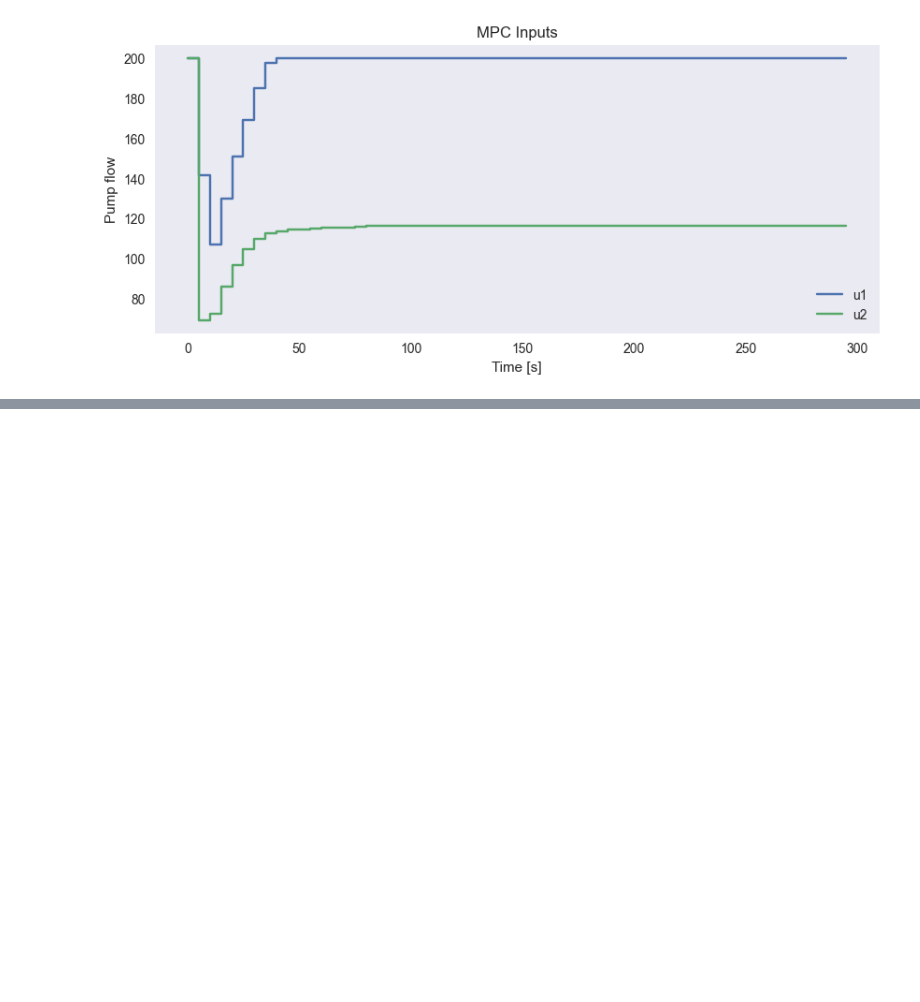
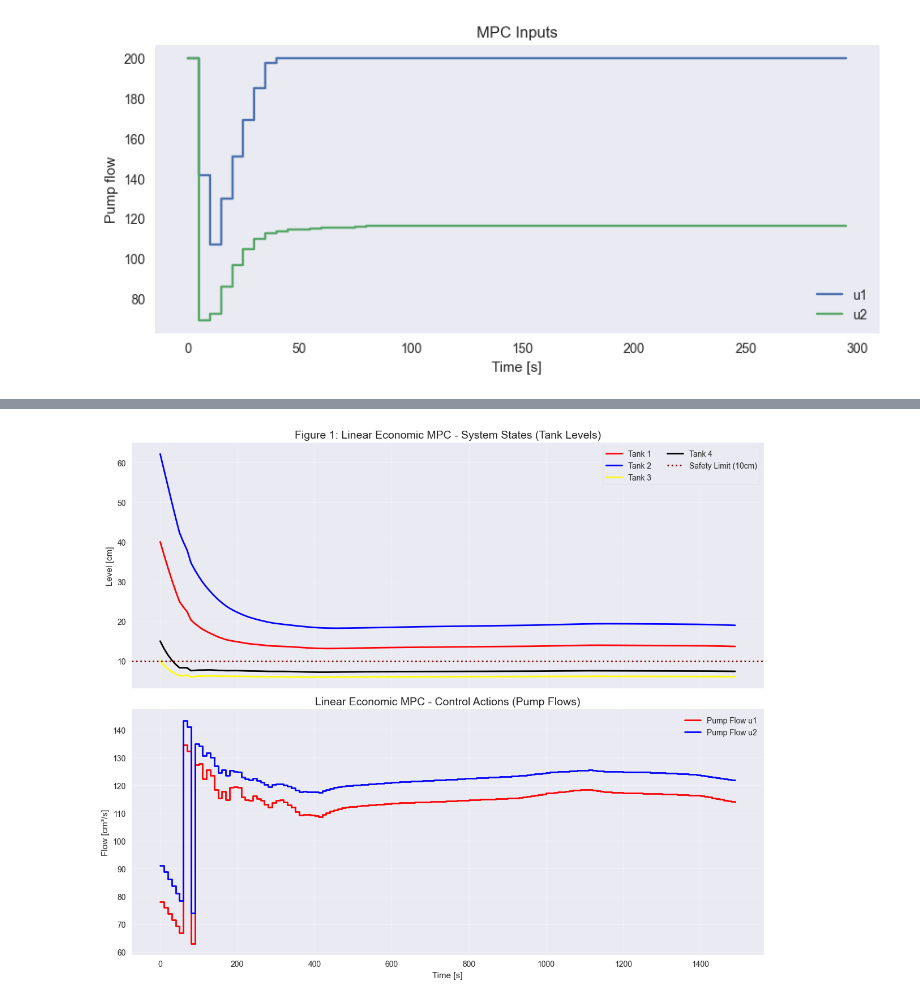
Before and after one commit to Comicboy/DTU_MPC, a Jupyter notebook: Modified_FourTank.ipynb, the cells around one changed output, grey strips where cells are left out. Saved outputs shown, nothing was run; the diff lists cells and outputs as text; code cells hidden in the pictures; blank space fills up the shorter version.

```diff
--- a/Modified_FourTank.ipynb
+++ b/Modified_FourTank.ipynb
@@ -803,0 +810,15 @@ Polishing not needed - no active set detected at optimal point
+# %%
+## 13.1 Economic MPC Setup: Price Profile and Constants
+# We define a time-varying sinusoidal electricity price profile to simulate peak hours.
+
+dt_sim = 10
+N_horizon = 30
+total_steps = 150
+sim_time = np.arange(0, total_steps * dt_sim, dt_sim)
+
+# Price Profile: Sinusoidal (High cost in the middle of the day)
+prices_all = 1.0 + 0.8 * np.sin(2 * np.pi * sim_time / (total_steps * dt_sim))
+
+h_min_threshold = 10.0 # cm
+m_min_constraint = [rho * A1 * h_min_threshold, rho * A2 * h_min_threshold]
+u_min, u_max = 0.0, 500.0
@@ -803,0 +971,72 @@ Polishing not needed - no active set detected at optimal point
+# %%
+
+# Data Preparation and Unit Conversion
+A_tanks = p[4:8]
+h_lin = np.array(history_m_lin) / (rho * A_tanks)
+h_non = np.array(history_m_non) / (rho * A_tanks)
+u_lin = np.array(history_u_lin)
+u_non = np.array(history_u_non)
+
+# Tank 1: Red, Tank 2: Blue, Tank 3: Yellow, Tank 4: Black
+tank_colors = ['red', 'blue', 'yellow', 'black']
+pump_colors = ['red', 'blue'] # Matching u1 to T1 and u2 to T2 for logic consistency
+
+# Figure 1: LEMPC
+fig1, (ax1, ax2) = plt.subplots(2, 1, figsize=(12, 10), sharex=True)
+
+# States (Levels)
+for i in range(4):
+    ax1.plot(sim_time, h_lin[:, i], color=tank_colors[i], lw=2, label=f'Tank {i+1}')
+ax1.axhline(h_min_threshold, color='darkred', linestyle=':', lw=2, label='Safety Limit (10cm)')
+ax1.set_ylabel('Level [cm]')
+ax1.set_title('Figure 1: Linear Economic MPC - System States (Tank Levels)', fontsize=14)
+ax1.legend(loc='upper right', ncol=2, frameon=True)
+ax1.grid(True, alpha=0.3)
+
+# Controls (Pumps)
+for i in range(2):
+    ax2.step(sim_time, u_lin[:, i], color=pump_colors[i], where='post', lw=2, label=f'Pump Flow u{i+1}')
+ax2.set_ylabel('Flow [cm³/s]')
+ax2.set_xlabel('Time [s]')
+ax2.set_title('Linear Economic MPC - Control Actions (Pump Flows)', fontsize=14)
+ax2.legend(loc='upper right')
+ax2.grid(True, alpha=0.3)
+
+plt.tight_layout()
+plt.show()
+
+# Figure 2: NEMPC
+fig2, (ax3, ax4) = plt.subplots(2, 1, figsize=(12, 10), sharex=True)
+
+# States (Levels)
+for i in range(4):
+    ax3.plot(sim_time, h_non[:, i], color=tank_colors[i], lw=2, label=f'Tank {i+1}')
+ax3.axhline(h_min_threshold, color='darkred', linestyle=':', lw=2, label='Safety Limit (10cm)')
+ax3.set_ylabel('Level [cm]')
+ax3.set_title('Figure 2: Nonlinear Economic MPC - System States (Tank Levels)', fontsize=14)
+ax3.legend(loc='upper right', ncol=2, frameon=True)
+ax3.grid(True, alpha=0.3)
+
+# Controls (Pumps)
+for i in range(2):
+    ax4.step(sim_time, u_non[:, i], color=pump_colors[i], where='post', lw=2, label=f'Pump Flow u{i+1}')
+ax4.set_ylabel('Flow [cm³/s]')
+ax4.set_xlabel('Time [s]')
+ax4.set_title('Nonlinear Economic MPC - Control Actions (Pump Flows)', fontsize=14)
+ax4.legend(loc='upper right')
+ax4.grid(True, alpha=0.3)
+
+plt.tight_layout()
+plt.show()
+
+# Figure 3: Underlying economic assumption
+plt.figure(figsize=(12, 4))
+plt.plot(sim_time, prices_all, color='darkorange', lw=3, label='Electricity Price $c_k$')
+plt.ylabel('Unit Cost [$/unit]')
+plt.xlabel('Time [s]')
+plt.title('Figure 3: Time-Varying Pumping Cost (Economic Objective Driver)', fontsize=14)
+plt.legend(loc='upper right')
+plt.grid(True, alpha=0.3)
+plt.show()
+# %% [output]
+[figure, added]
```
Also changed, not shown: parts of 15 cells of this notebook, 2 other files.
